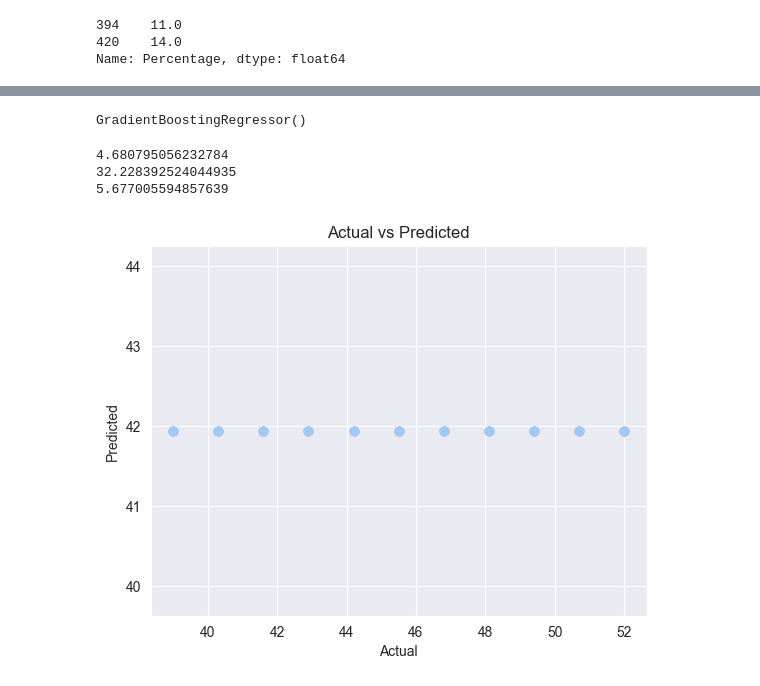
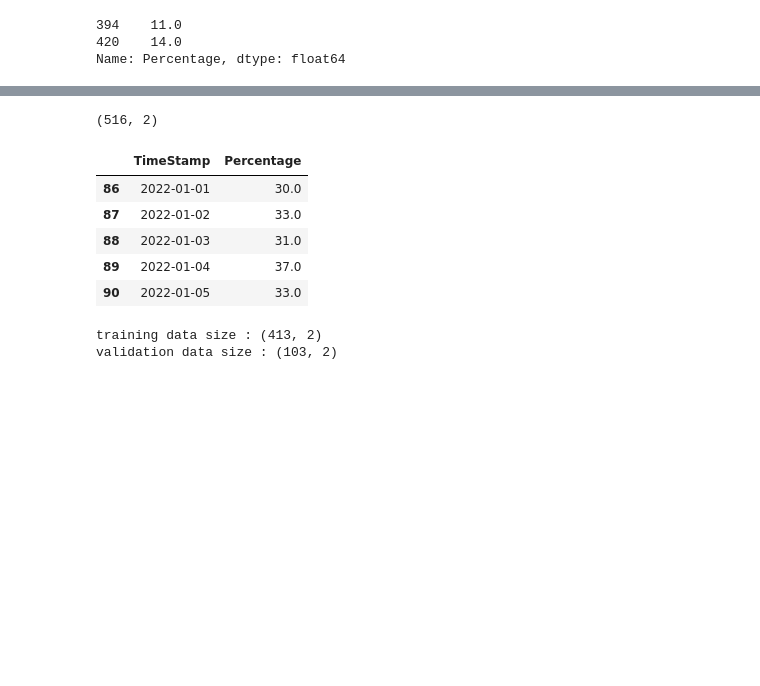
Before and after one commit to Adi-repo/Usage-Forcasting, a Jupyter notebook: Usage Forcasting.ipynb, the cells around one changed output, grey strips where cells are left out. Saved outputs shown, nothing was run; the diff lists cells and outputs as text; code cells hidden in the pictures; blank space fills up the shorter version.

```diff
--- a/Usage Forcasting.ipynb
+++ b/Usage Forcasting.ipynb
@@ -115,9 +70,0 @@ plt.show()
-# %%
-# use gradient boosting regressor
-import numpy as np
-from sklearn.ensemble import GradientBoostingRegressor
-y_train = np.ravel(y_train)
-gbr = GradientBoostingRegressor()
-gbr.fit(x_train, y_train)
-# %% [output]
-GradientBoostingRegressor()
@@ -127,27 +71,15 @@ y_pred = gbr.predict(x_test)
-# %%
-#calculate mae score
-from sklearn.metrics import mean_absolute_error
-mae = mean_absolute_error(y_test, y_pred)
-print(mae)
-#calculate MSE
-from sklearn.metrics import mean_squared_error
-mse = mean_squared_error(y_test, y_pred)
-print(mse)
-#calculate RMSE
-from sklearn.metrics import mean_squared_error
-from math import sqrt
-rmse = sqrt(mean_squared_error(y_test, y_pred))
-print(rmse)
-# %% [output]
-4.680795056232784
-32.228392524044935
-5.677005594857639
-# %%
-# create a scatter plot between actual and predicted values
-plt.scatter(y_test, y_pred)
-plt.xlabel('Actual')
-plt.ylabel('Predicted')
-plt.title('Actual vs Predicted')
-plt.show()
-# %% [output]
-[figure, removed]
+# %%
+#remove outliers
+df = df[~((df['Percentage'] < (Q1 - 1.5 * IQR)) | (df['Percentage'] > (Q3 + 1.5 * IQR)))]
+df.shape
+# %% [output]
+(516, 2)
+# %%
+df.head()
+# %% [output]
+|  | TimeStamp | Percentage |
+| 86 | 2022-01-01 | 30.0 |
+| 87 | 2022-01-02 | 33.0 |
+| 88 | 2022-01-03 | 31.0 |
+| 89 | 2022-01-04 | 37.0 |
+| 90 | 2022-01-05 | 33.0 |
@@ -153,0 +91,15 @@ plt.show()
+# %%
+from sklearn.model_selection import train_test_split
+import matplotlib.pyplot
+df.rename(columns={'TimeStamp': 'ds', 'Percentage': 'y'}, inplace=True)
+train_data = df.sample(frac=0.8, random_state=10)
+validation_data = df.drop(train_data.index)
+
+print(f'training data size : {train_data.shape}')
+print(f'validation data size : {validation_data.shape}')
+
+train_data = train_data.reset_index()
+validation_data = validation_data.reset_index()
+# %% [output]
+training data size : (413, 2)
+validation data size : (103, 2)
```
Also changed, not shown: parts of 12 cells of this notebook.
